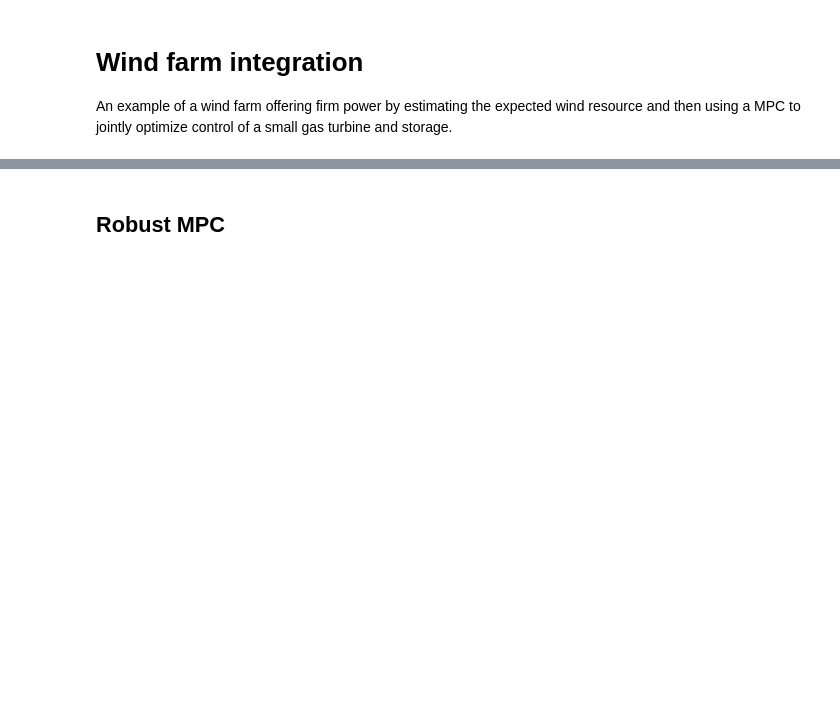
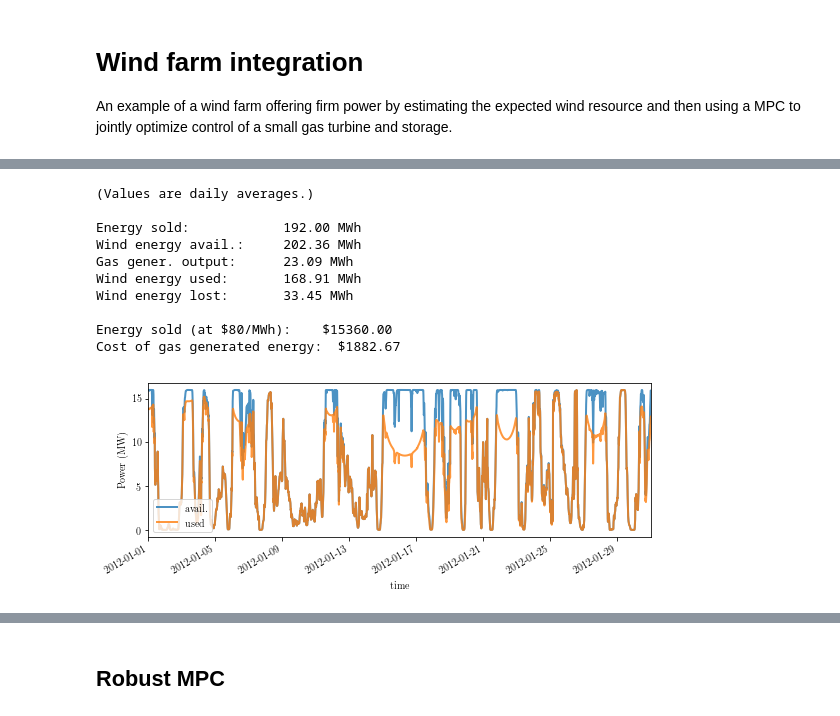
Before and after one commit to cvxgrp/cvxpower, a Jupyter notebook: examples/windfarm.ipynb, the cells around one changed output, grey strips where cells are left out. Drawn from its saved outputs; the diff is of its cells as text; code cells hidden in the pictures; blank space fills up the shorter version.

```diff
--- a/examples/windfarm.ipynb
+++ b/examples/windfarm.ipynb
@@ -57,0 +171,55 @@ plt.ylim([0,16])
+# %%
+def print_and_plot_stats(wind_power_avail, wind_power_used, gas_power, output, cost):
+    assert len(output) == len(wind_power_avail)
+    assert len(output) == len(wind_power_used)
+    assert len(output) == len(gas_power)
+
+    plt.figure(figsize=(9,3.5))
+    plt.subplot2grid((10,1), (0,0), rowspan=9)
+    plt.plot(wind_power_avail.index, wind_power_avail.values, label='avail.', alpha=.8)
+    pd.Series(data = wind_power_used,
+              index = wind_power_avail.index).plot(label='used', alpha=.8)
+    #output.plot(label='target', style='--', color='k', alpha=.8)
+    plt.legend(loc='lower left')
+    plt.gca().set_xlim(['01-01-2012', '01-31-2012'])
+    plt.ylabel('Power (MW)')
+    plt.xlabel('time')
+    #plt.gcf().autofmt_xdate()
+    plt.savefig('wind_curtailment.pdf')
+
+    total_output = sum(output)/len(output)
+    total_wind_power_avail = sum(wind_power_avail)/len(output)
+    total_gas_gen = sum(gas_power)/len(output)
+
+    print('(Values are daily averages.)\n')
+    print('Energy sold:\t\t%.2f MWh\nWind energy avail.:\t%.2f MWh\nGas gener. output:\t%.2f MWh\nWind energy used:\t%.2f MWh\nWind energy lost:\t%.2f MWh' % (
+        24*total_output,
+        24*total_wind_power_avail,
+        24*total_gas_gen,
+        24*np.mean(wind_power_used),
+        24*(total_wind_power_avail - np.mean(wind_power_used))
+    ))
+
+    print('\nEnergy sold (at $80/MWh):    $%.2f' % (24 * total_output *80))
+    print('Cost of gas generated energy:  $%.2f' % (24 * cost / (len(output))))
+# %%
+wind_gen, gas_gen, storage = dopf_network.devices[0:3]
+
+
+print_and_plot_stats(wind_power_avail = p_wind[sim_start_time:sim_end_time],
+                     wind_power_used = -dopf_network.results.power[(wind_gen, 0)].flatten(),
+                     gas_power = -dopf_network.results.power[(gas_gen,0)],
+                     output = target_output[:T],
+                     cost = cost_dopf)
+# %% [output]
+(Values are daily averages.)
+
+Energy sold:            192.00 MWh
+Wind energy avail.:     202.36 MWh
+Gas gener. output:      23.09 MWh
+Wind energy used:       168.91 MWh
+Wind energy lost:       33.45 MWh
+
+Energy sold (at $80/MWh):    $15360.00
+Cost of gas generated energy:  $1882.67
+[figure, added]
```
Also changed, not shown: parts of 41 cells of this notebook, 1 other file.
